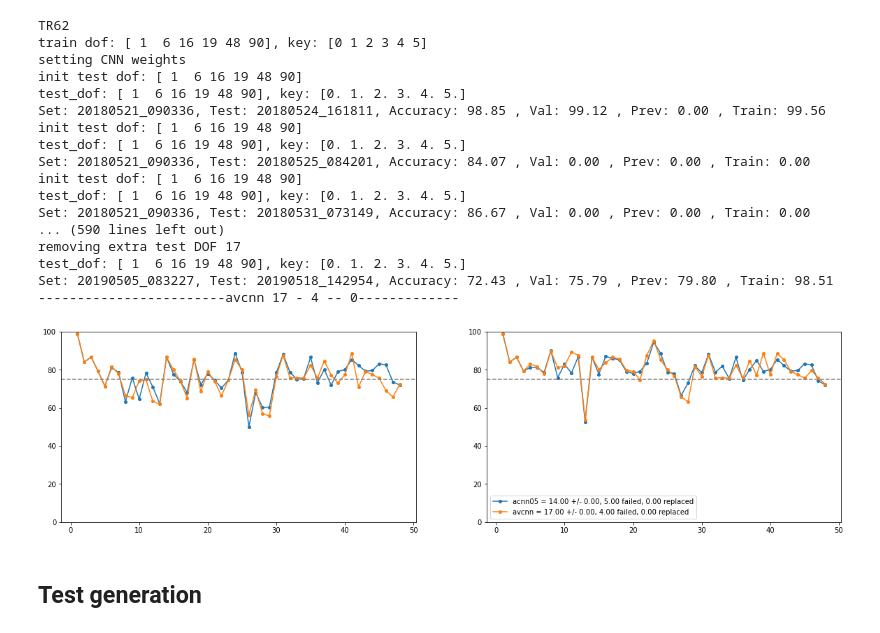
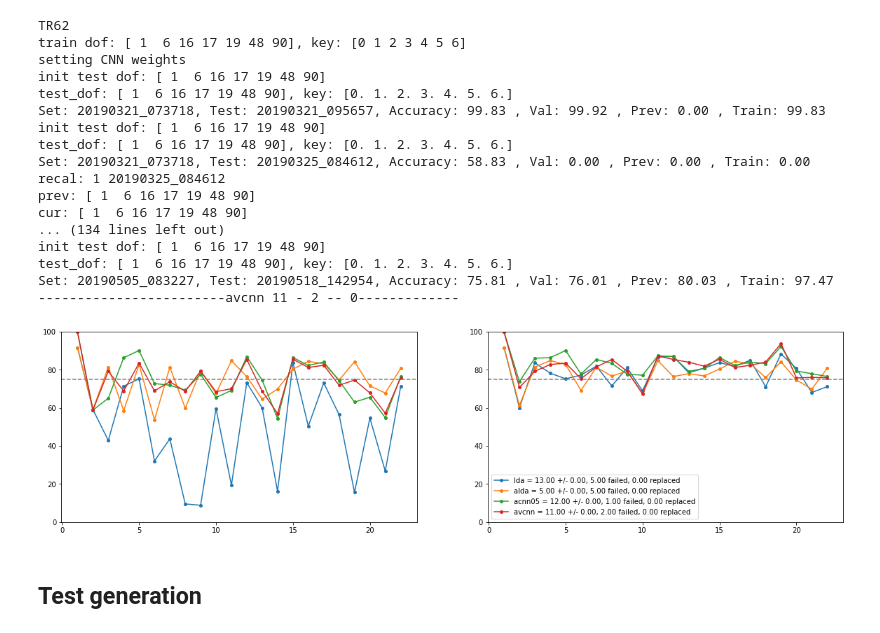
Before and after one commit to yuniteh/adaptive, a Jupyter notebook: python/main.ipynb, the cells around one changed output. Saved outputs shown, nothing was run; the diff lists cells and outputs as text; code cells hidden in the pictures.

```diff
--- a/python/main.ipynb
+++ b/python/main.ipynb
@@ -27,7 +27,7 @@ subs = os.listdir(path)
 if 'skip' in subs:
     subs = np.delete(subs,subs.index('skip'))
 bat = 32
-load_mod = True
+load_mod = False
 mod_tot = ['blda','lda','crlda','alda','bcnn','cnn', 'crcnn2','acnn05','acnn30','acewc30','acewc15', 'adcnn30', 'vcnn', 'bvcnn', 'avcnn', 'avcnn15', 'acnnl03','crvcnn','acewclm','crcnn','acewc00','xtra2']
 ft = 'tdar'
 iter = 10
@@ -39,20 +39,19 @@ for it in range(1):#iter):
     if it == 0:
         mod_all = ['blda','lda','alda','cnn','acnn05','avcnn']#,'crcnn']
         mod_all = ['lda','alda','acnn05','avcnn']
-        mod_all = ['acnn05','avcnn']
     else:
         mod_all = ['bcnn','cnn','acnn05','avcnn']
 
-    for sub in range(4,5):
+    for sub in range(7):
         print(subs[sub])
-        sub_path = path + subs[sub] + '/DATA/MAT/'
+        sub_path = path + subs[sub] + '/DATApost/MAT/'
         all_files = os.listdir(sub_path)
         if 'skip' in all_files:
             all_files = np.delete(all_files,all_files.index('skip'))
 
         # load or initialize cnn weights
         if load_mod:
-            with open(subs[sub] + '_' + str(it) + '_r_accs_d.p','rb') as f:
+            with open(subs[sub] + '_' + str(it) + '_r_accs.p','rb') as f:
                 all_acc, all_recal, all_val, all_prev, all_train, all_times, all_dof,_, _, c_weights, v_weights, cl_wc, scaler_0, emg_scale = pickle.load(f)
         else:
             c_weights = None
@@ -345,14 +344,14 @@ for it in range(1):#iter):
                                 y_train_m = np.vstack((y_gen,y_clean))
 
                                 # mu_class = np.zeros((n_dof))
-                                for cl in key.astype(int):
-                                    cl_i = np.where(key==cl)
-                                    x_ind = np.squeeze(y_train_m[:,cl_i]==1)
-                                    mu_class[cl_i[0],...] = np.nanmean(x_train_m[x_ind,...])
-                                    std_class[cl_i[0],...] = np.nanstd(x_train_m[x_ind,...])
+                                # for cl in key.astype(int):
+                                #     cl_i = np.where(key==cl)
+                                #     x_ind = np.squeeze(y_train_m[:,cl_i]==1)
+                                #     mu_class[cl_i[0],...] = np.nanmean(x_train_m[x_ind,...])
+                                #     std_class[cl_i[0],...] = np.nanstd(x_train_m[x_ind,...])
                                 # mu_class, std_class, N = prd.set_mean(x_clean_cnn,y_clean)
 
-                                # mu_class, std_class, N = prd.update_mean(x_clean_cnn,y_clean,N,mu_class,std_class,key,prev_ndof[1])
+                                mu_class, std_class, N = prd.update_mean(x_clean_cnn,y_clean,N,mu_class,std_class,key,prev_ndof[1])
                                 cnn, all_times[i,mod_tot.index(mod)],_,_ = lp.train_models(traincnn=x_train_aug,y_train=y_train_aug, mod=[cnn], n_dof=n_dof, ep=5, dec=False, lr=0.00001, bn_training=False, bn_trainable=False, prog_train=False)
                             elif 'acnn' in mod: # update whole CNN and lda weights
                                 ep = int(mod[-2:])
@@ -468,22 +467,22 @@ for it in range(1):#iter):
         gc.collect(generation=2)
 # %% [output]
 TR62
-train dof: [ 1  6 16 19 48 90], key: [0 1 2 3 4 5]
+train dof: [ 1  6 16 17 19 48 90], key: [0 1 2 3 4 5 6]
 setting CNN weights
-init test dof: [ 1  6 16 19 48 90]
-test_dof: [ 1  6 16 19 48 90], key: [0. 1. 2. 3. 4. 5.]
-Set: 20180521_090336, Test: 20180524_161811, Accuracy: 98.85 , Val: 99.12 , Prev: 0.00 , Train: 99.56
-init test dof: [ 1  6 16 19 48 90]
-test_dof: [ 1  6 16 19 48 90], key: [0. 1. 2. 3. 4. 5.]
-Set: 20180521_090336, Test: 20180525_084201, Accuracy: 84.07 , Val: 0.00 , Prev: 0.00 , Train: 0.00
-init test dof: [ 1  6 16 19 48 90]
-test_dof: [ 1  6 16 19 48 90], key: [0. 1. 2. 3. 4. 5.]
-Set: 20180521_090336, Test: 20180531_073149, Accuracy: 86.67 , Val: 0.00 , Prev: 0.00 , Train: 0.00
-... (590 lines left out)
-removing extra test DOF 17
-test_dof: [ 1  6 16 19 48 90], key: [0. 1. 2. 3. 4. 5.]
-Set: 20190505_083227, Test: 20190518_142954, Accuracy: 72.43 , Val: 75.79 , Prev: 79.80 , Train: 98.51
-------------------------avcnn 17 - 4 -- 0-------------
+init test dof: [ 1  6 16 17 19 48 90]
+test_dof: [ 1  6 16 17 19 48 90], key: [0. 1. 2. 3. 4. 5. 6.]
+Set: 20190321_073718, Test: 20190321_095657, Accuracy: 99.83 , Val: 99.92 , Prev: 0.00 , Train: 99.83
+init test dof: [ 1  6 16 17 19 48 90]
+test_dof: [ 1  6 16 17 19 48 90], key: [0. 1. 2. 3. 4. 5. 6.]
+Set: 20190321_073718, Test: 20190325_084612, Accuracy: 58.83 , Val: 0.00 , Prev: 0.00 , Train: 0.00
+recal: 1 20190325_084612
+prev: [ 1  6 16 17 19 48 90]
+cur: [ 1  6 16 17 19 48 90]
+... (134 lines left out)
+init test dof: [ 1  6 16 17 19 48 90]
+test_dof: [ 1  6 16 17 19 48 90], key: [0. 1. 2. 3. 4. 5. 6.]
+Set: 20190505_083227, Test: 20190518_142954, Accuracy: 75.81 , Val: 76.01 , Prev: 80.03 , Train: 97.47
+------------------------avcnn 11 - 2 -- 0-------------
 # %%
 # Count recalibrations
 path = 'C:/Users/yteh/Documents/work/necal/home data/'
@@ -495,8 +494,7 @@ ft = 'tdar'
 iter = 6
 test_accuracy = tf.keras.metrics.CategoricalAccuracy(name='test_accuracy')
 plot_mod = ['lda','alda','cnn','acnn03','avcnn','crcnn']
-plot_mod = ['lda','avcnn']
-plot_mod = ['acnn05','avcnn']
+plot_mod = ['lda','alda','acnn05','avcnn']
 for plot_i in range(1):
     for sub in range(4,5):
         it_acc = []
@@ -565,34 +563,34 @@ for plot_i in range(1):
 
         std_acc2 = np.nanstd(np.abs(np.array(it_acc2)),axis=0)/np.sum(~np.isnan(np.array(it_acc2)),axis=0)
         std_acc = np.nanstd(np.abs(np.array(it_acc)),axis=0)/np.sum(~np.isnan(np.array(it_acc)),axis=0)
         std_val = np.nanstd(np.abs(np.array(it_val)),axis=0)/np.sum(~np.isnan(np.array(it_val)),axis=0)
         std_prev = np.nanstd(np.abs(np.array(it_prev)),axis=0)/np.sum(~np.isnan(np.array(it_prev)),axis=0)
         std_train = np.nanstd(np.abs(np.array(it_train)),axis=0)/np.sum(~np.isnan(np.array(it_train)),axis=0)
         std_times = np.nanstd(np.abs(np.array(it_times)),axis=0)/np.sum(~np.isnan(np.array(it_times)),axis=0)
         std_recal = np.nanstd(np.array(it_recal),axis=0)/np.sum(~np.isnan(np.array(it_recal)),axis=0)
         std_fail = np.nanstd(np.array(it_fail),axis=0)/np.sum(~np.isnan(np.array(it_fail)),axis=0)
         std_replaced = np.nanstd(np.array(it_replaced),axis=0)/np.sum(~np.isnan(np.array(it_replaced)),axis=0)
 
         fig, ax = plt.subplots(1,2,figsize=(20,5))
         for mod in plot_mod:
             plot_ind = mod_tot.index(mod)
             # ax.plot(ave_acc[2:,plot_ind],'.-',label= mod + ' = '+ str(ave_recal[plot_ind,0]) + ' +/- ' + str(std_recal[plot_ind,0]))
             x = ~np.isnan(ave_val[:,plot_ind])
             # ave_acc2 = cp.deepcopy(ave_acc)
             # ave_acc[x,plot_ind] = ave_val[x,plot_ind]
 
             ax[0].plot(ave_acc[:,plot_ind],'.-',ms=8,label= mod + ' = '+ "{:.2f}".format(ave_recal[plot_ind]) + ' +/- ' + "{:.2f}".format(std_recal[plot_ind]) + ', ' + "{:.2f}".format(ave_fail[plot_ind]) +' failed'+ ', ' + "{:.2f}".format(ave_replaced[plot_ind]) +' replaced')#str(std_recal[plot_ind,0]))
             # ax[0].plot(np.squeeze(np.where(x)),ave_acc[x,plot_ind],'kx',ms=12)
             ax[1].plot(ave_acc2[:,plot_ind],'.-',ms=8,label= mod + ' = '+ "{:.2f}".format(ave_recal[plot_ind]) + ' +/- ' + "{:.2f}".format(std_recal[plot_ind])+ ', ' + "{:.2f}".format(ave_fail[plot_ind]) + ' failed'+ ', ' + "{:.2f}".format(ave_replaced[plot_ind]) +' replaced')#+ str(std_recal[plot_ind,0]))
             # ax.plot(np.squeeze(np.where(x)), ave_val[~np.isnan(ave_val[:,plot_ind]),plot_ind],'.-',ms=8,label= mod + ' = '+ str(ave_recal[plot_ind,0]) + ' +/- ' + str(std_recal[plot_ind,0]))
             # plt.fill_between(np.arange(ave_acc[2:,plot_ind].shape[0]),ave_acc[2:,plot_ind]-std_acc[2:,plot_ind],ave_acc[2:,plot_ind]+std_acc[2:,plot_ind],alpha=.3)
         ax[1].legend()
         for i in range(2):
             ax[i].axhline(75, ls='--', color='grey')
             ax[i].set_ylim([0,100])
         # ax[1].axhline(75, ls='--', color='grey')
 # %% [output]
-[figure, old version]
+[figure, new version]
 # %%
 # Count recalibrations
 path = 'C:/Users/yteh/Documents/work/necal/home data/'
```
